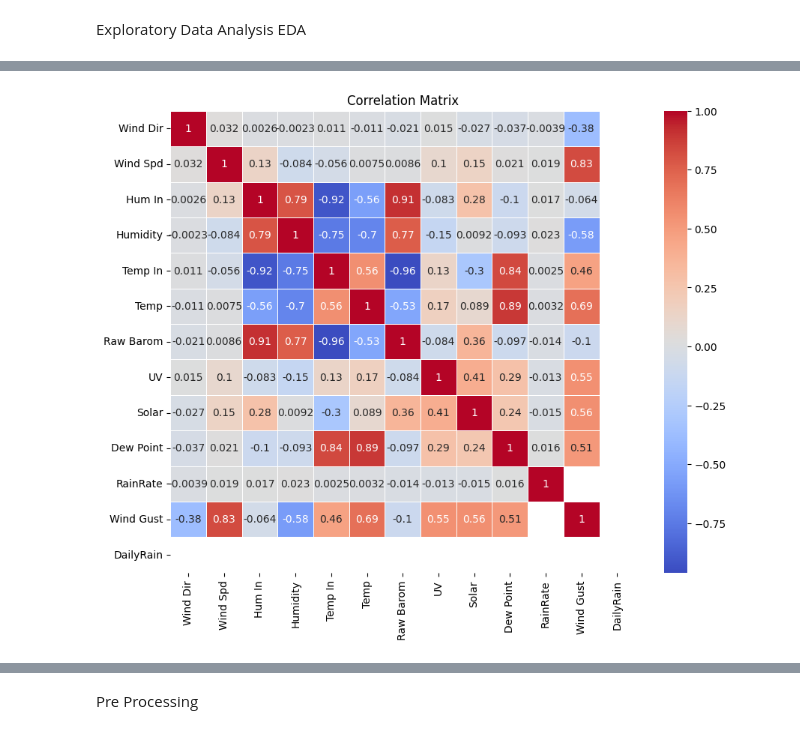
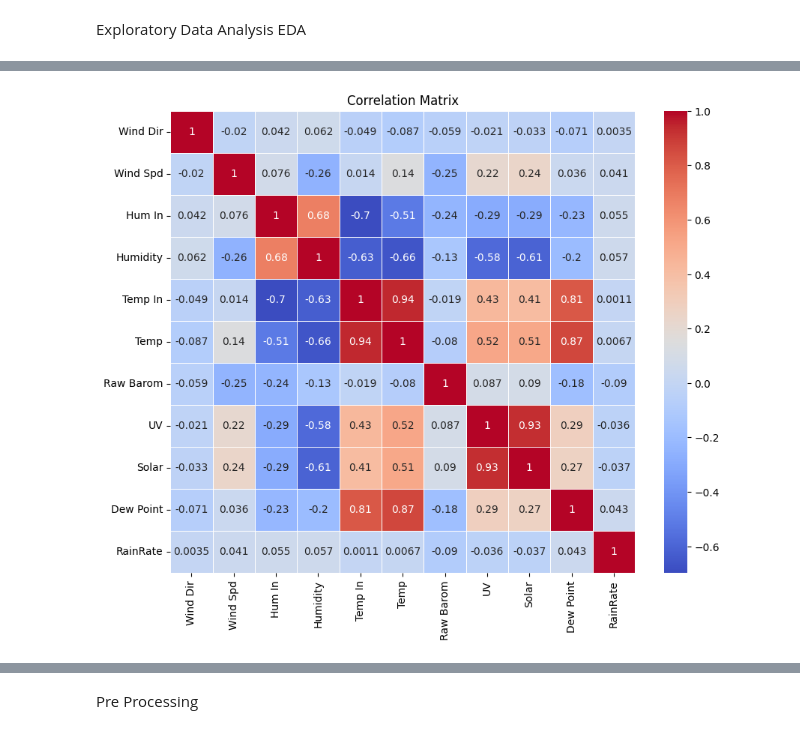
Before and after one commit to Anushareddy1203/final-code, a Jupyter notebook: Finalcode13.ipynb, the cells around one changed output, grey strips where cells are left out. Drawn from its saved outputs; the diff is of its cells as text; code cells hidden in the pictures.

```diff
--- a/Finalcode13.ipynb
+++ b/Finalcode13.ipynb
@@ -155,7 +103,7 @@ daily_df.head()
 | 3 | 3 | 0:03 | 314.0 | 0.0 | 51.0 | 94.0 | 19.2 | 11.3 | 1023.1 | 0.0 | ... |
 | 4 | 4 | 0:04 | 314.0 | 0.0 | 51.0 | 94.0 | 19.2 | 11.3 | 1023.1 | 0.0 | ... |
 # %%
-daily_df.drop(columns=['Unnamed: 0', 'Wind Gust','DailyRain'], inplace=True)
+daily_df.drop(columns=['Unnamed: 0'], inplace=True)
 # %%
 daily_df.head()
 # %% [output]
@@ -170,4 +118,4 @@ daily_df['Date'] = pd.to_datetime(daily_df['Date'])
 # %%
 daily_df['Day']= daily_df['Date'].dt.date
+daily_df['month']= daily_df['Date'].dt.month
+daily_df['year']= daily_df['Date'].dt.year
-# %%
-daily_df.drop(columns='Time', inplace=True)
@@ -352,12 +187,11 @@ plt.show()
 # %%
-# Correlation Analysis
-data = data.drop(['Date'], axis=1)
-data = data.drop(['Time'], axis=1)
-correlation_matrix = data.corr()
-
+year = 2022
+daily_df_2022 = daily_df[daily_df['year'] == year].copy()
+daily_df_2022.drop(columns=['year','Date','Day','month','Time','Unnamed: 0'], inplace=True)
+#correlation_matrix = daily_df.select_dtypes(include=['number']).corr()
 plt.figure(figsize=(10, 8))
-sns.heatmap(correlation_matrix, annot=True, cmap='coolwarm', linewidths=0.5)
+sns.heatmap(daily_df_2022.corr(), annot=True, cmap='coolwarm', linewidths=0.5)
 plt.title('Correlation Matrix')
 plt.show()
 # %% [output]
-[figure, old version]
+[figure, new version]
```
Also changed, not shown: parts of 57 cells of this notebook.
